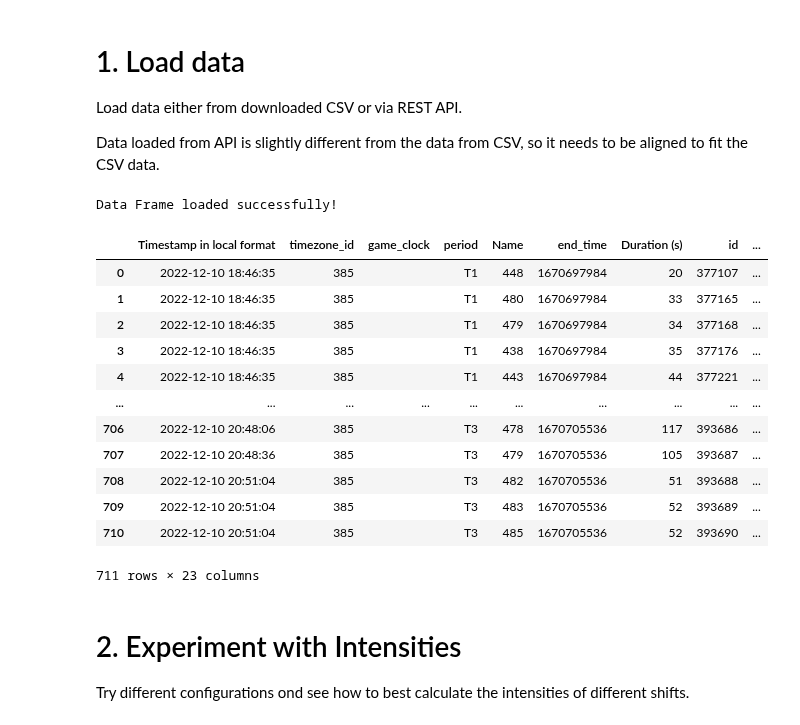
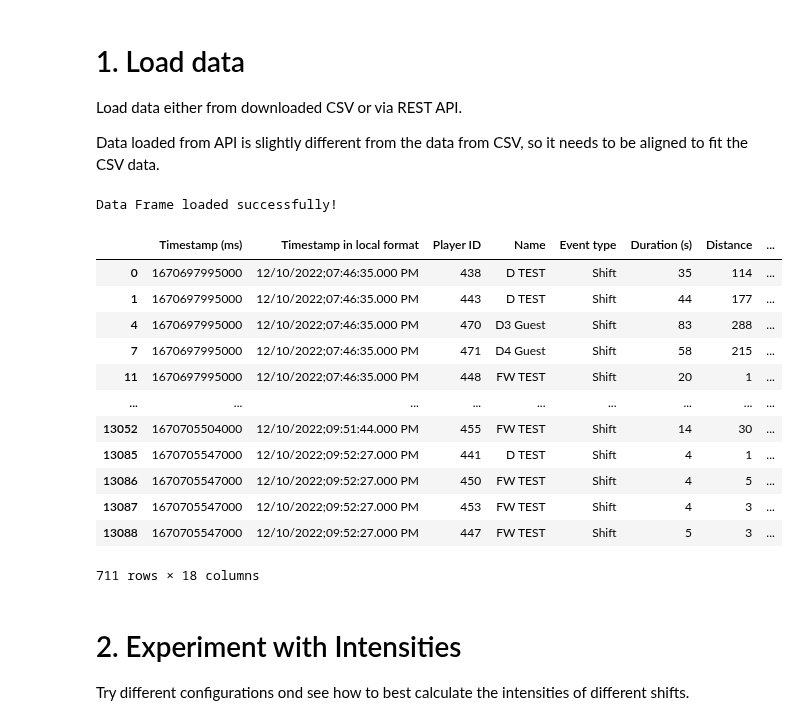
Before and after one commit to arnoldram/dataunionsihf, a Jupyter notebook: playground_joel.ipynb, the cells around one changed output. Saved outputs shown, nothing was run; the diff lists cells and outputs as text; code cells hidden in the pictures.

```diff
--- a/playground_joel.ipynb
+++ b/playground_joel.ipynb
@@ -27,51 +24,51 @@ Data loaded from API is slightly different from the data from CSV, so it needs t
 # %%
 
 # basic configurations
-READ_FROM_API = True
+READ_FROM_API = False
 
 # load data
 if READ_FROM_API:
     CRED_FILE = "credentials.json"
     df_json = utils.read_from_web(CRED_FILE)
 
     web_csv_translation = {
         "timestamp": "Timestamp in local format",
         "player_id": "Name",
         "duration": "Duration (s)",
         "metabolic_power_avg": "Metabolic Power (Ø)",
         "mechanical_load": "Skating Load",
         "mechanical_intensity": "Skating Intensity"
     }
 
     df = df_json.rename(columns=web_csv_translation)
     df["Name"] = df["Name"].apply(lambda x: str(x))
     df["Timestamp (ms)"] = pd.to_datetime(df["Timestamp in local format"]).apply(lambda x: x.timestamp() * 1000)
 
 else:
     FILE = "data/Events-Match_Test__TEAM_A_vs__TEAM_B-Period_Period_1_Period_Period_2_Period_Period_3.csv"
     EVENT_TYPE = "Shifts"
 
     # load initial dataset
     df = utils.read_file(FILE, EVENT_TYPE)
 
 
 print("Data Frame loaded successfully!")
 df
 # %% [output]
 Data Frame loaded successfully!
-|  | Timestamp in local format | timezone_id | game_clock | period | Name | end_time | Duration (s) | id | ... |
-| 0 | 2022-12-10 18:46:35 | 385 |  | T1 | 448 | 1670697984 | 20 | 377107 | ... |
-| 1 | 2022-12-10 18:46:35 | 385 |  | T1 | 480 | 1670697984 | 33 | 377165 | ... |
-| 2 | 2022-12-10 18:46:35 | 385 |  | T1 | 479 | 1670697984 | 34 | 377168 | ... |
-| 3 | 2022-12-10 18:46:35 | 385 |  | T1 | 438 | 1670697984 | 35 | 377176 | ... |
-| 4 | 2022-12-10 18:46:35 | 385 |  | T1 | 443 | 1670697984 | 44 | 377221 | ... |
-| ... | ... | ... | ... | ... | ... | ... | ... | ... | ... |
-| 706 | 2022-12-10 20:48:06 | 385 |  | T3 | 478 | 1670705536 | 117 | 393686 | ... |
-| 707 | 2022-12-10 20:48:36 | 385 |  | T3 | 479 | 1670705536 | 105 | 393687 | ... |
-| 708 | 2022-12-10 20:51:04 | 385 |  | T3 | 482 | 1670705536 | 51 | 393688 | ... |
-| 709 | 2022-12-10 20:51:04 | 385 |  | T3 | 483 | 1670705536 | 52 | 393689 | ... |
-| 710 | 2022-12-10 20:51:04 | 385 |  | T3 | 485 | 1670705536 | 52 | 393690 | ... |
+|  | Timestamp (ms) | Timestamp in local format | Player ID | Name | Event type | Duration (s) | Distance | ... |
+| 0 | 1670697995000 | 12/10/2022;07:46:35.000 PM | 438 | D TEST | Shift | 35 | 114 | ... |
+| 1 | 1670697995000 | 12/10/2022;07:46:35.000 PM | 443 | D TEST | Shift | 44 | 177 | ... |
+| 4 | 1670697995000 | 12/10/2022;07:46:35.000 PM | 470 | D3 Guest | Shift | 83 | 288 | ... |
+| 7 | 1670697995000 | 12/10/2022;07:46:35.000 PM | 471 | D4 Guest | Shift | 58 | 215 | ... |
+| 11 | 1670697995000 | 12/10/2022;07:46:35.000 PM | 448 | FW TEST | Shift | 20 | 1 | ... |
+| ... | ... | ... | ... | ... | ... | ... | ... | ... |
+| 13052 | 1670705504000 | 12/10/2022;09:51:44.000 PM | 455 | FW TEST | Shift | 14 | 30 | ... |
+| 13085 | 1670705547000 | 12/10/2022;09:52:27.000 PM | 441 | D TEST | Shift | 4 | 1 | ... |
+| 13086 | 1670705547000 | 12/10/2022;09:52:27.000 PM | 450 | FW TEST | Shift | 4 | 5 | ... |
+| 13087 | 1670705547000 | 12/10/2022;09:52:27.000 PM | 453 | FW TEST | Shift | 4 | 3 | ... |
+| 13088 | 1670705547000 | 12/10/2022;09:52:27.000 PM | 447 | FW TEST | Shift | 5 | 3 | ... |
-711 rows × 23 columns
+711 rows × 18 columns
 # %% [markdown]
 # 2. Experiment with Intensities
 
```
Also changed, not shown: parts of 5 cells of this notebook, 3 other files.
